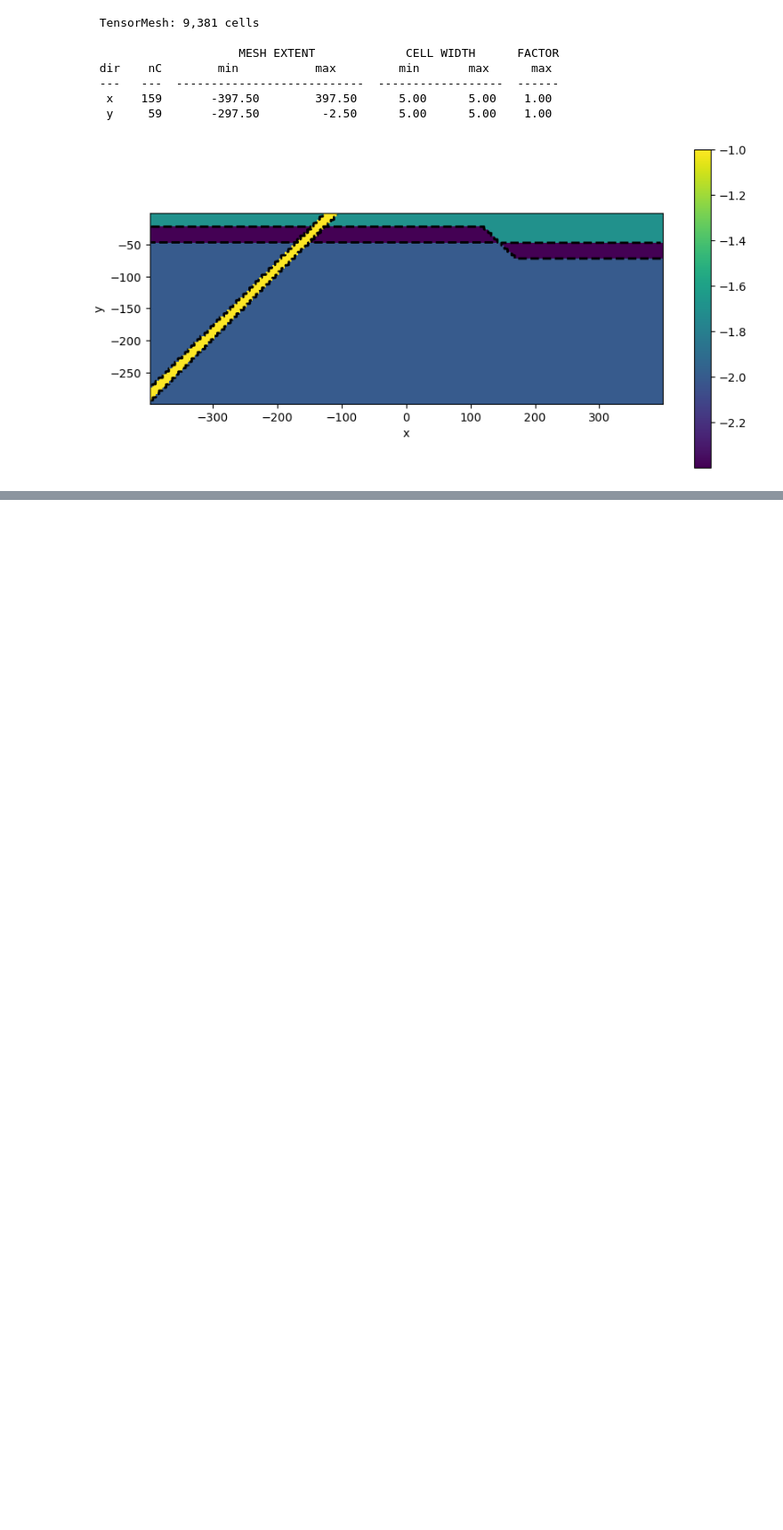
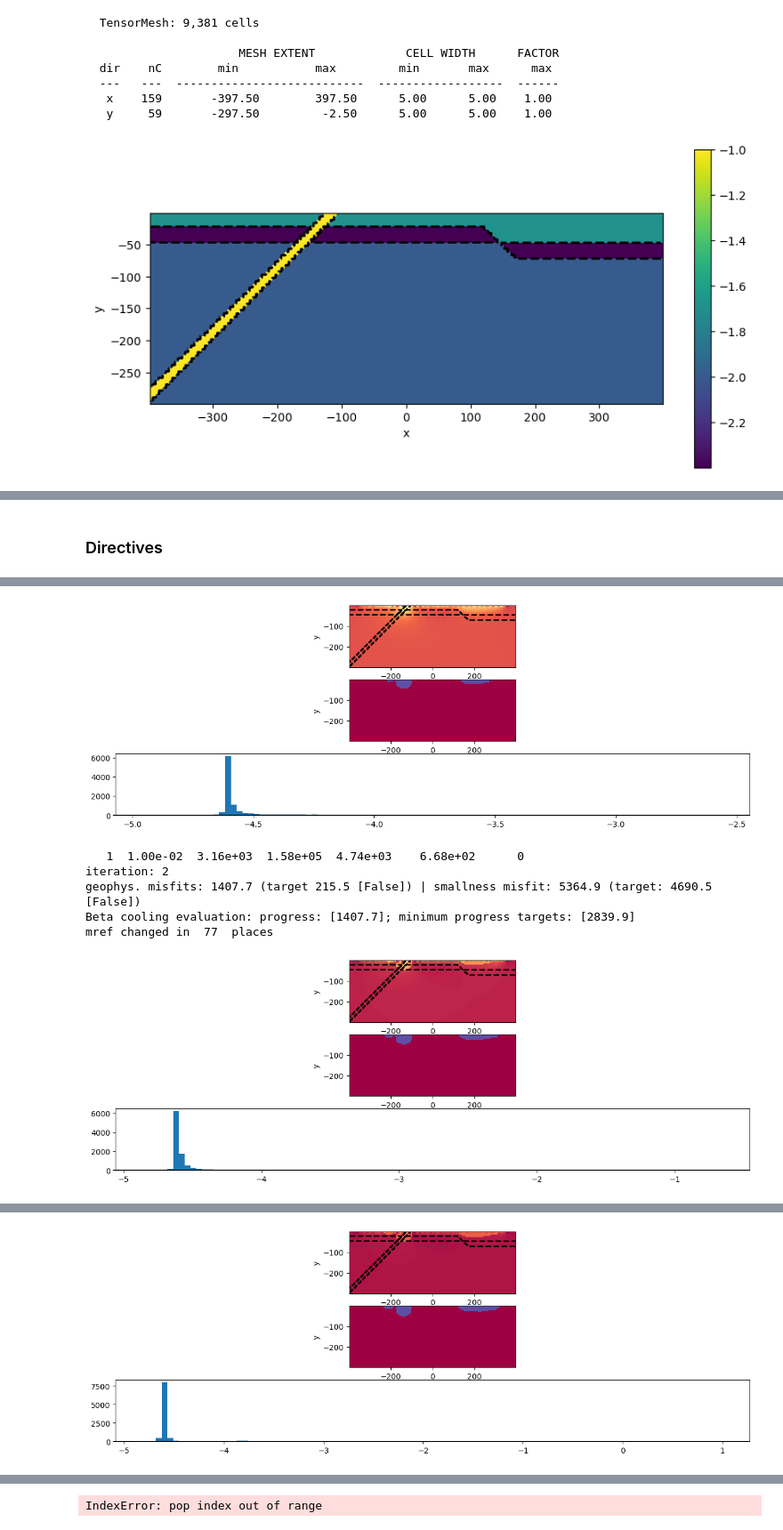
Before and after one commit to JKutt/transformers_segmentation, a Jupyter notebook: PGI/dcip/dcip2d_complex.ipynb, the cells around one changed output, grey strips where cells are left out. Shown at 89% size. Cells and saved outputs as stored; diff of their text form; code cells hidden in the pictures; blank space fills up the shorter version.

```diff
--- a/PGI/dcip/dcip2d_complex.ipynb
+++ b/PGI/dcip/dcip2d_complex.ipynb
@@ -95,7 +95,7 @@ class GaussianMixtureMarkovRandomField(utils.WeightedGaussianMixture):
         anisotropy=None,
         index_anisotropy=None, # Dictionary with anisotropy and index
         index_kdtree=None,# List of KDtree
-        segmentation_model_checkpoint=r"C:\Users\johnk\Documents\git\jresearch\PGI\dcip\sam_vit_h_4b8939.pth",
+        segmentation_model_checkpoint="/home/juan/Documents/git/jresearch/PGI/dcip/sam_vit_h_4b8939.pth",
         #**kwargs
     ):
 
@@ -800,0 +833,2 @@ array([-10., -10., -10., ..., -10., -10., -10.])
+# %% [markdown]
+### Directives
@@ -800,0 +943,67 @@ array([-10., -10., -10., ..., -10., -10., -10.])
+# %%
+
+# Create the regularization with GMM information
+idenMap = maps.IdentityMap(nP=m0.shape[0])
+wires = maps.Wires(('m', m0.shape[0]))
+reg_mean = regularization.PGI(
+    gmm=gmmref,
+    gmmref=gmmref,  mesh=mesh,
+    wiresmap=wires,
+    maplist=[idenMap],
+    reference_model=m0,
+    indActive=actcore
+)
+
+# Weighting
+reg_mean.alpha_s = 1
+reg_mean.alpha_x = 100
+reg_mean.alpha_y = 100
+# reg_mean.mrefInSmooth = True
+# reg_mean.approx_gradient = True
+
+
+# Optimization
+opt = optimization.ProjectedGNCG(maxIter=5, upper=np.inf, lower=-np.inf, tolCG=1E-5, maxIterLS=20, )
+opt.remember('xc')
+
+# Set the inverse problem
+invProb = inverse_problem.BaseInvProblem(dmis,  reg_mean,  opt)
+
+# Inversion directives
+betaIt = directives.PGI_BetaAlphaSchedule(
+    verbose=True, coolingFactor=5.,
+    warmingFactor=1., tolerance=0.05,
+    progress=0.1
+)
+targets = directives.MultiTargetMisfits(
+    TriggerSmall=True,
+    TriggerTheta=False,
+    verbose=True,
+)
+MrefInSmooth = directives.PGI_AddMrefInSmooth(verbose=True,  wait_till_stable=True, tolerance=0.0)
+petrodir = directives.PGI_UpdateParameters(
+    update_covariances=True,
+    kappa = 1e8,
+    nu = 1e8,
+    update_rate = 2,
+    # update_reference_model=(False)
+    )
+update_sam = update_gmmrf_neighbours()
+plot_iter_mref = plot_mref()
+updateSensW = directives.UpdateSensitivityWeights(threshold=5e-1, everyIter=False)
+update_Jacobi = directives.UpdatePreconditioner()
+invProb.beta = 1e-2
+inv = inversion.BaseInversion(invProb,
+                              directiveList=[
+                                            #  updateSensW,
+                                             update_sam,
+                                             petrodir,
+                                             targets, betaIt,
+                                             MrefInSmooth,
+                                             plot_iter_mref,
+                                            #  update_Jacobi,
+                                             ])
+
+# Run!
+mcluster = inv.run(m0)
+# %% [output]
@@ -800,0 +1024,7 @@ array([-10., -10., -10., ..., -10., -10., -10.])
+[figure, added]
+   1  1.00e-02  3.16e+03  1.58e+05  4.74e+03    6.68e+02      0
+iteration: 2
+geophys. misfits: 1407.7 (target 215.5 [False]) | smallness misfit: 5364.9 (target: 4690.5 [False])
+Beta cooling evaluation: progress: [1407.7]; minimum progress targets: [2839.9]
+mref changed in  77  places
+[figure, added]
@@ -800,0 +1036 @@ array([-10., -10., -10., ..., -10., -10., -10.])
+[figure, added]
@@ -800,0 +1059 @@ array([-10., -10., -10., ..., -10., -10., -10.])
+IndexError: pop index out of range
```
Also changed, not shown: parts of 8 cells of this notebook.
